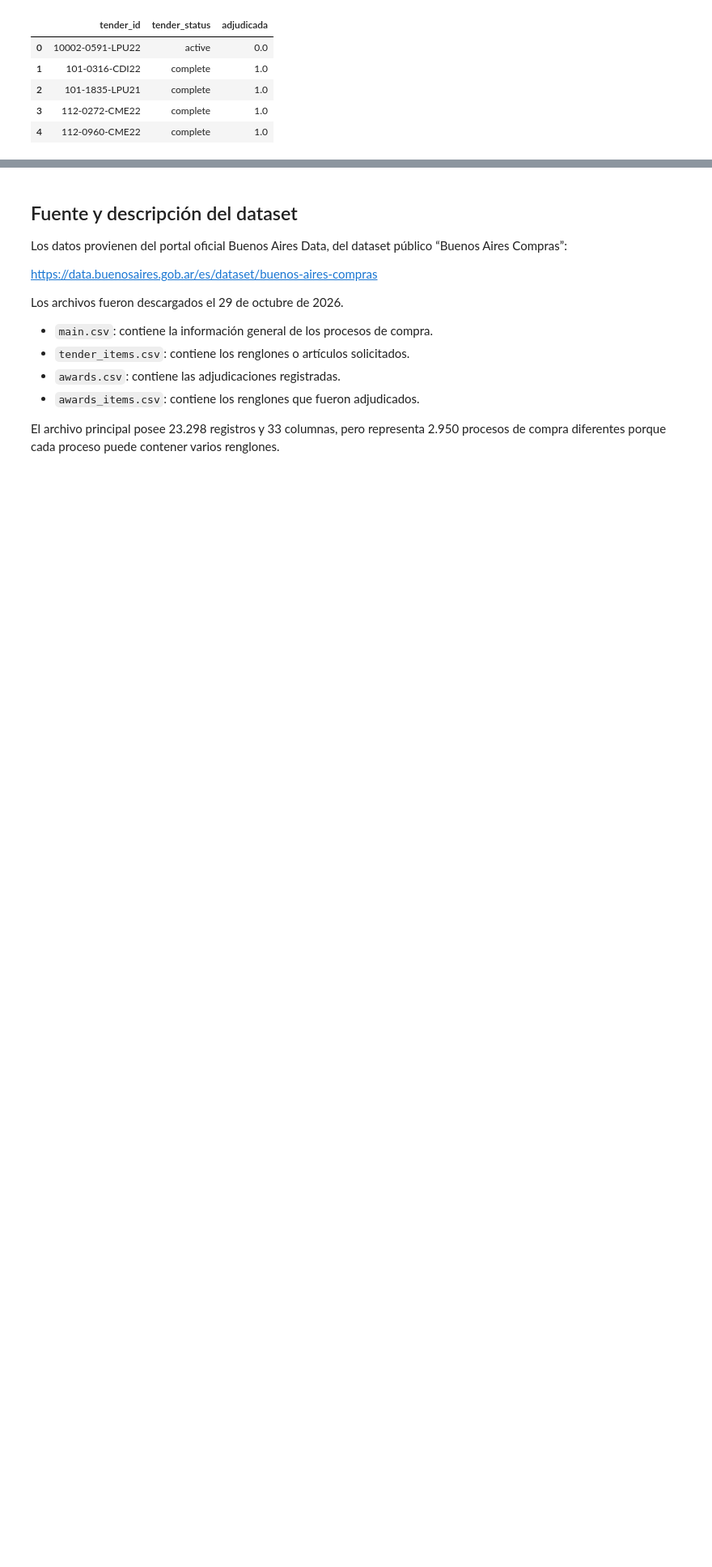
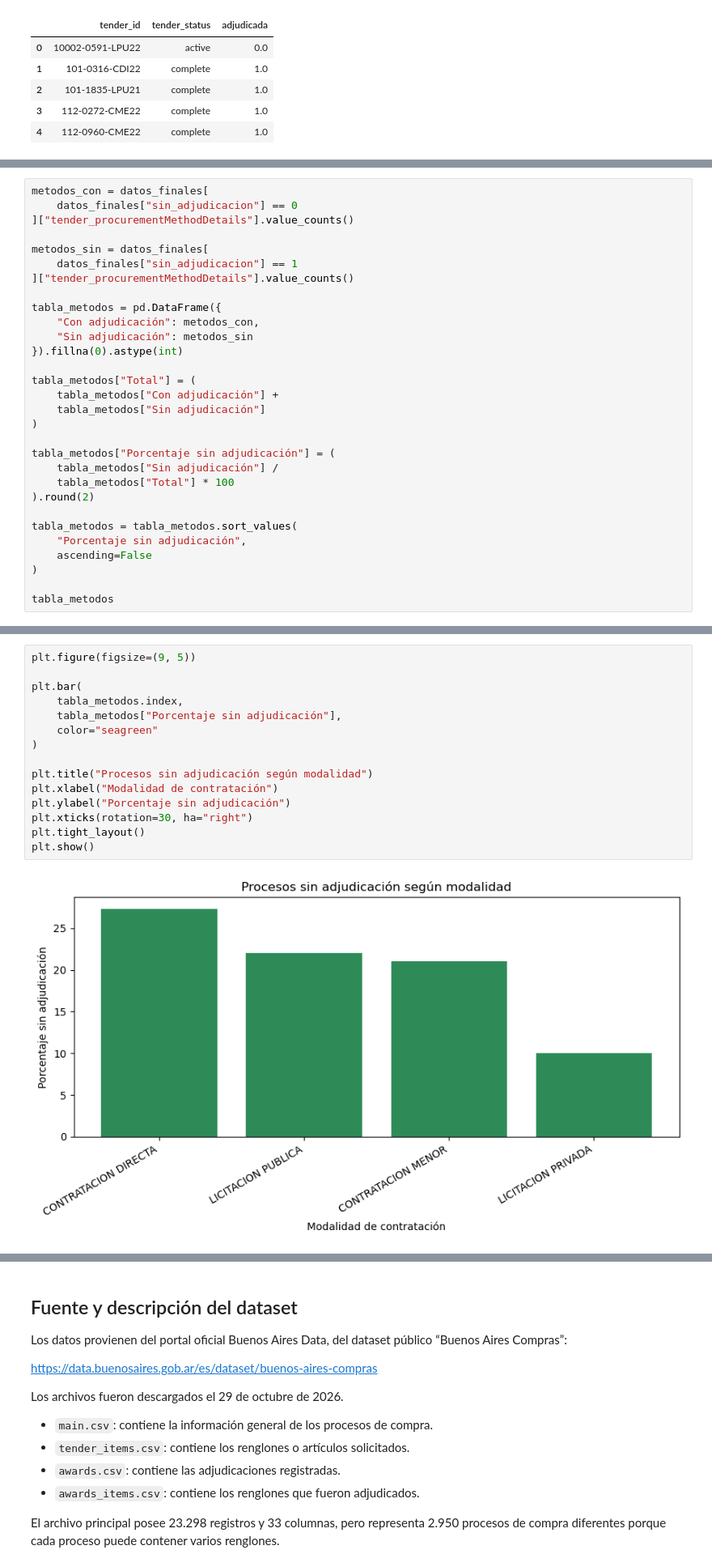
Before and after one commit to florfarias/compras-sin-adjudicacion, a Jupyter notebook: notebooks/01_exploracion_dataset_compras.ipynb, the cells around one changed output, grey strips where cells are left out. Shown at 81% size. Drawn from its saved outputs; the diff is of its cells as text; blank space fills up the shorter version.

```diff
--- a/notebooks/01_exploracion_dataset_compras.ipynb
+++ b/notebooks/01_exploracion_dataset_compras.ipynb
@@ -213,0 +450,30 @@ Los procesos parcialmente adjudicados se consideran adjudicados, debido a que al
+# %%
+metodos_con = datos_finales[
+    datos_finales["sin_adjudicacion"] == 0
+]["tender_procurementMethodDetails"].value_counts()
+
+metodos_sin = datos_finales[
+    datos_finales["sin_adjudicacion"] == 1
+]["tender_procurementMethodDetails"].value_counts()
+
+tabla_metodos = pd.DataFrame({
+    "Con adjudicación": metodos_con,
+    "Sin adjudicación": metodos_sin
+}).fillna(0).astype(int)
+
+tabla_metodos["Total"] = (
+    tabla_metodos["Con adjudicación"] +
+    tabla_metodos["Sin adjudicación"]
+)
+
+tabla_metodos["Porcentaje sin adjudicación"] = (
+    tabla_metodos["Sin adjudicación"] /
+    tabla_metodos["Total"] * 100
+).round(2)
+
+tabla_metodos = tabla_metodos.sort_values(
+    "Porcentaje sin adjudicación",
+    ascending=False
+)
+
+tabla_metodos
@@ -213,0 +487,17 @@ Los procesos parcialmente adjudicados se consideran adjudicados, debido a que al
+# %%
+plt.figure(figsize=(9, 5))
+
+plt.bar(
+    tabla_metodos.index,
+    tabla_metodos["Porcentaje sin adjudicación"],
+    color="seagreen"
+)
+
+plt.title("Procesos sin adjudicación según modalidad")
+plt.xlabel("Modalidad de contratación")
+plt.ylabel("Porcentaje sin adjudicación")
+plt.xticks(rotation=30, ha="right")
+plt.tight_layout()
+plt.show()
+# %% [output]
+[figure, added]
```
Also changed, not shown: parts of 51 cells of this notebook, 2 other files.
